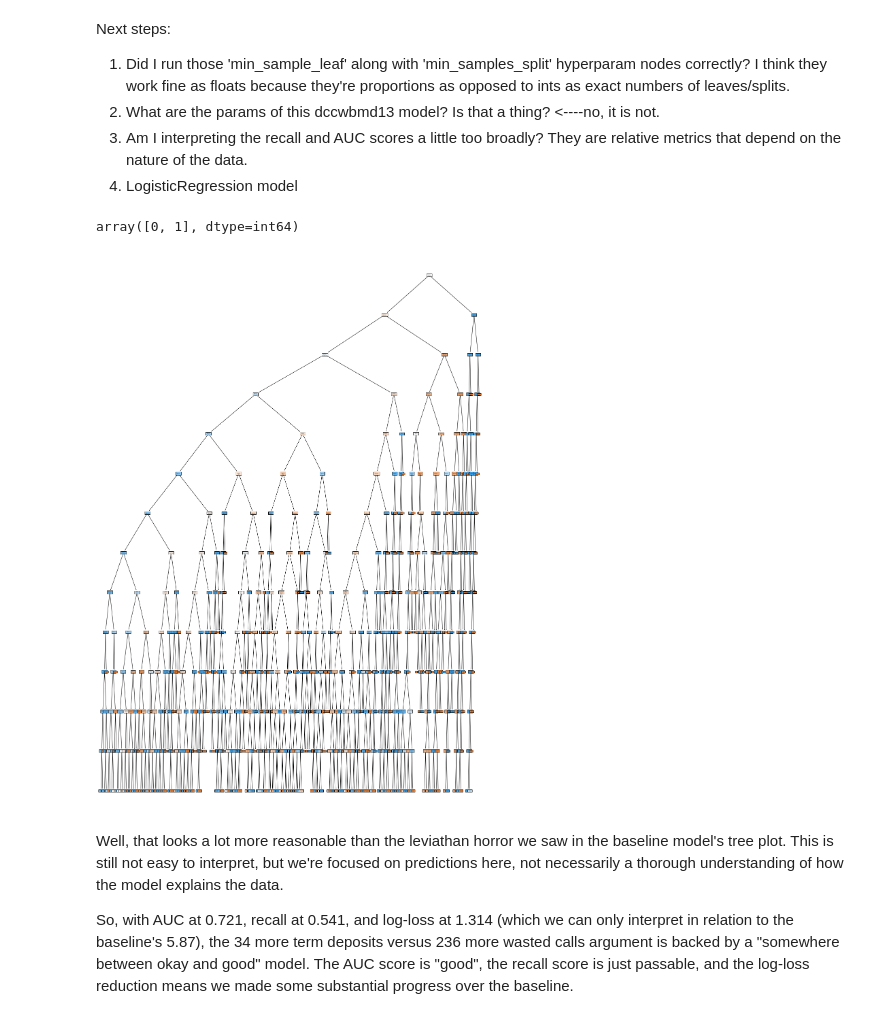
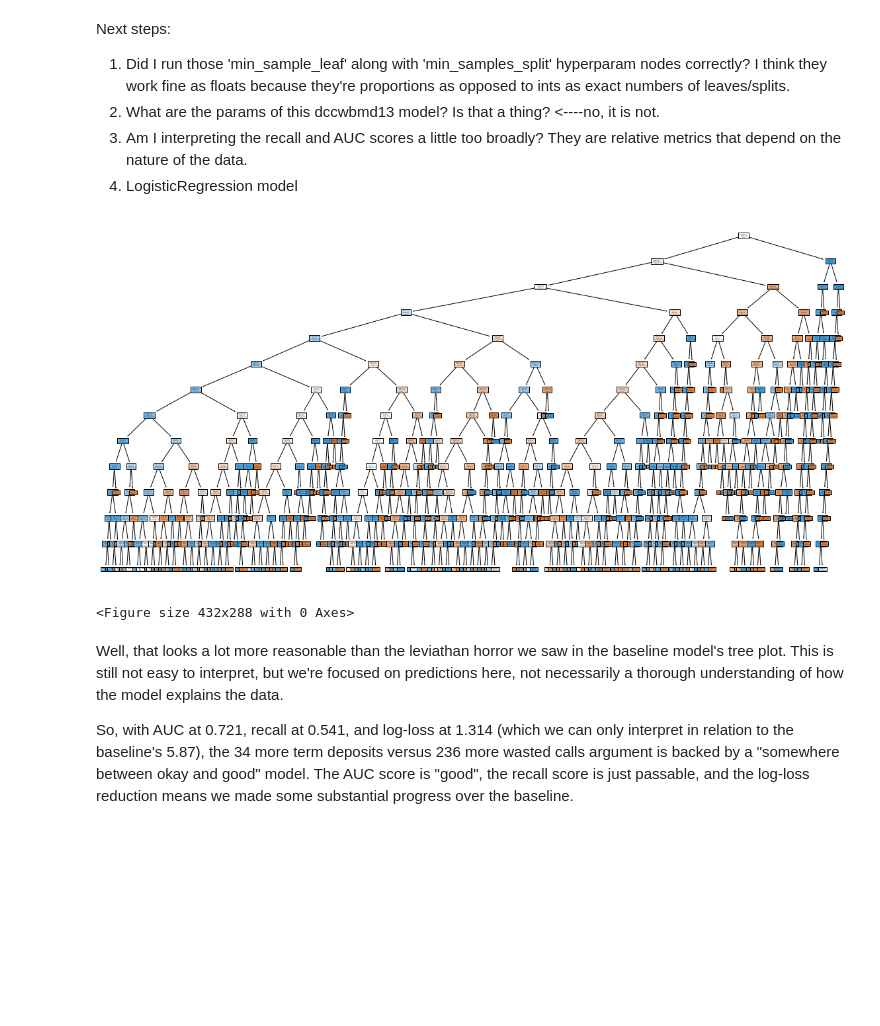
Before and after one commit to joeldmott/bank_marketing_classification_project, a Jupyter notebook: project_notebook.ipynb, the cells around one changed output. Saved outputs shown, nothing was run; the diff lists cells and outputs as text; code cells hidden in the pictures; blank space fills up the shorter version.

```diff
--- a/project_notebook.ipynb
+++ b/project_notebook.ipynb
@@ -652,8 +1016,8 @@ Hopefully, that takes care of our imbalance problem. Next, I need to tune the de
 # %%
 from imblearn.under_sampling import RandomUnderSampler
-undersample = RandomUnderSampler(sampling_strategy='majority')
-X_train_ohe_under, y_train_under = undersample.fit_resample(X_train_ohe, y_train)
-len(X_train_ohe_under), len(y_train_under)
+undersample = RandomUnderSampler(random_state=713, sampling_strategy='majority')
+X_train_preprocessed_under, y_train_under = undersample.fit_resample(X_train_preprocessed, y_train)
+len(X_train_preprocessed_under), len(y_train_under)
 # %% [output]
 (9290, 9290)
 # %%
@@ -678,12 +1040,12 @@ Name: y, dtype: int64
 Okay, so it "balanced" y_train's classes and X_train is the same size as y_train now. I get it. Now let's fit them to a clf and see what happens:
 # %%
 clf_undersampled_majority = DecisionTreeClassifier(criterion='entropy', random_state=713)
-clf_undersampled_majority.fit(X_train_ohe_under, y_train_under)
+clf_undersampled_majority.fit(X_train_preprocessed_under, y_train_under)
 # %% [output]
 DecisionTreeClassifier(criterion='entropy', random_state=713)
 # %%
 #make predictions for the undersampling model
-y_pred_test_under = clf_undersampled_majority.predict(X_test_ohe)
+y_pred_test_under = clf_undersampled_majority.predict(X_test_preprocessed)
 # %%
 #confusion matrix for this undersampling model
 ConfusionMatrixDisplay.from_predictions(y_test, y_pred_test_under);
@@ -718,14 +1078,14 @@ auc_scores = []
 sampling_strategies = sampling_strategies
 for i in sampling_strategies:
     # define undersampling strategy
-    undersample = RandomUnderSampler(sampling_strategy=i)
+    undersample = RandomUnderSampler(random_state=713, sampling_strategy=i)
     # fit and apply the transform
-    X_train_ohe_under, y_train_under = undersample.fit_resample(X_train_ohe, y_train)
+    X_train_preprocessed_under, y_train_under = undersample.fit_resample(X_train_preprocessed, y_train)
     #instantiate & fit the model to X_over & y_over
     clf_undersample_float = DecisionTreeClassifier(criterion='entropy', random_state=713)
-    clf_undersample_float.fit(X_train_ohe_under, y_train_under)
+    clf_undersample_float.fit(X_train_preprocessed_under, y_train_under)
     #make predictions for our evaluation metrics
-    y_pred_test_under = clf_undersample_float.predict(X_test_ohe)
+    y_pred_test_under = clf_undersample_float.predict(X_test_preprocessed)
     #find & append recall scores
     recall_scores.append(recall_score(y_test, y_pred_test_under))
     #find & append auc scores
@@ -1064,17 +1436,14 @@ Next steps:
 2. What are the params of this dccwbmd13 model? Is that a thing? <----no, it is not.
 3. Am I interpreting the recall and AUC scores a little too broadly? They are relative metrics that depend on the nature of the data.
 4. LogisticRegression model
-# %%
-clf_balanced_class_md_13.classes_
-# %% [output]
-array([0, 1], dtype=int64)
 # %%
 #Checking out the tree plot
-fig, ax = plt.subplots(figsize=(20,30))
+fig, ax = plt.subplots(figsize=(20,10))
 tree.plot_tree(clf_balanced_class_md_13,
               feature_names = ohe_df.columns,
               class_names = np.unique(y).astype('str'),
               filled=True)
 plt.show();
 # %% [output]
-[figure, old version]
+[figure, new version]
+<Figure size 432x288 with 0 Axes>
```
Also changed, not shown: parts of 125 cells of this notebook.
